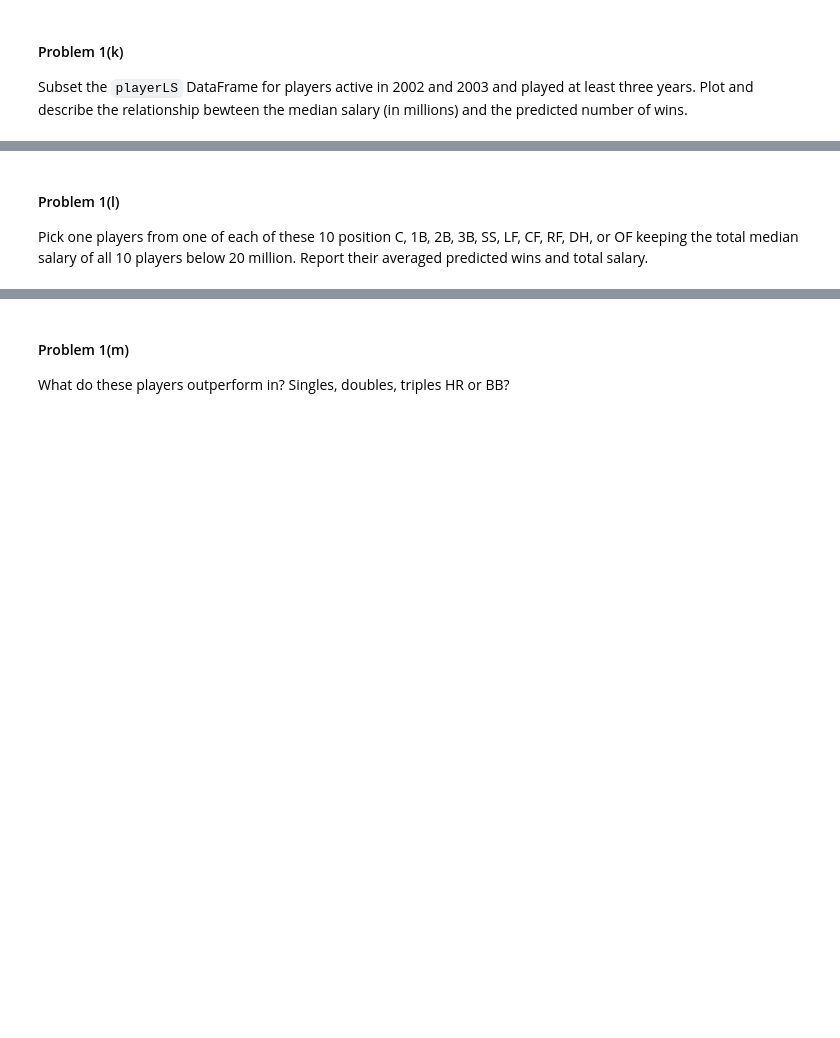
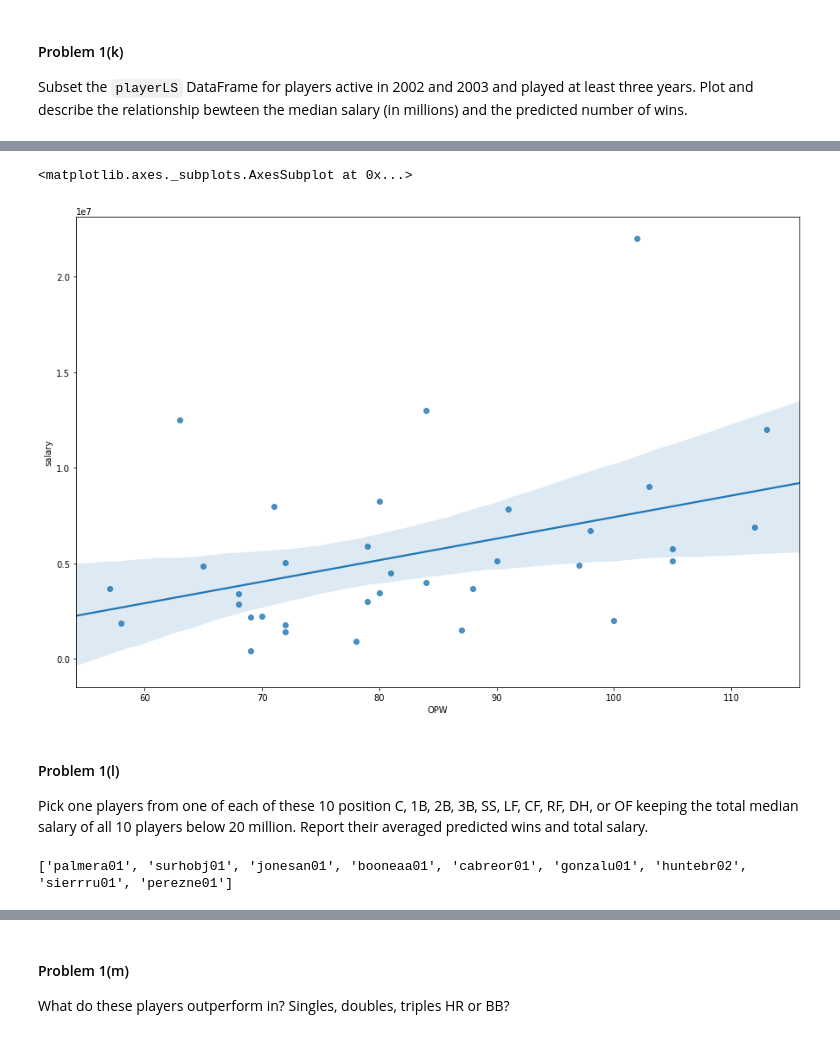
Before and after one commit to artgonline/2014, a Jupyter notebook: homework/HW3.ipynb, the cells around one changed output, grey strips where cells are left out. Saved outputs shown, nothing was run; the diff lists cells and outputs as text; code cells hidden in the pictures; blank space fills up the shorter version.

```diff
--- a/homework/HW3.ipynb
+++ b/homework/HW3.ipynb
@@ -292,0 +324,8 @@ Add four columns to the `playerLS` DataFrame that contains the player's position
+# %%
+### Your code here ###
+sal_g = salaries.groupby('playerID')
+sal_g = sal_g.median()
+sal_g.reset_index(inplace=True)
+sal_g.drop('yearID', axis=1, inplace=True)
+playerLS = playerLS.merge(sal_g, on='playerID')
+playerLS.head()
@@ -292,0 +339,6 @@ Add four columns to the `playerLS` DataFrame that contains the player's position
+# %%
+cols = ['playerID', 'nameFirst', 'nameLast']
+pl_g = master.groupby(cols)
+pl_names = pd.DataFrame(list(pl_g.indices.keys()), columns=cols)
+playerLS = playerLS.merge(pl_names, on='playerID')
+playerLS.head()
@@ -293,3 +352,18 @@ Add four columns to the `playerLS` DataFrame that contains the player's position
+# %%
+from collections import defaultdict
+
+def get_pos(df):
+    poss = defaultdict(int)
+    for p in df.POS:
+        poss[p] += 1
+    r = max(poss.items(), key=lambda x: x[1])
+    return r[0]
+
+f_g = fielding.groupby('playerID')
+ps = pd.DataFrame(f_g.apply(get_pos))
+ps.columns = ['POS']
+ps.reset_index(inplace=True)
+playerLS = playerLS.merge(ps, on='playerID')
 # %% [markdown]
 Show the head of the `playerLS` DataFrame.
 # %%
@@ -302,0 +383,5 @@ Subset the `playerLS` DataFrame for players active in 2002 and 2003 and played a
+# %%
+### Your code here ###
+pl_subset = playerLS[(playerLS.debut <= 2002) & (playerLS.finalGame >= 2003) & (playerLS.finalGame - playerLS.debut >= 3)]
+pl_subset.reset_index(inplace=True, drop=True)
+pl_subset.head()
@@ -303,3 +395,9 @@ Subset the `playerLS` DataFrame for players active in 2002 and 2003 and played a
+# %%
+plt.figure(figsize=(15,10))
+sns.regplot(x=pl_subset.OPW, y=pl_subset.salary)
+# %% [output]
+<matplotlib.axes._subplots.AxesSubplot at 0x...>
+[figure, added]
 # %% [markdown]
 #### Problem 1(l)
 Pick one players from one of each of these 10 position C, 1B, 2B, 3B, SS, LF, CF, RF, DH, or OF keeping the total median salary of all 10 players below 20 million. Report their averaged predicted wins and total salary.
@@ -307,0 +404,38 @@ Pick one players from one of each of these 10 position C, 1B, 2B, 3B, SS, LF, CF
+# %%
+### Your code here ###
+pos = ['C', '1B', '2B', '3B', 'SS', 'LF', 'CF', 'RF', 'DH', 'OF']
+sal_cap = 20000000
+pl_g = pl_subset.groupby('POS')
+
+def get_team(dfg, groups, sal_cap, g_ind=0, t_sal=0, team=None):
+    if team == None:
+        team = []
+    g = groups[g_ind]
+    while g not in dfg.groups:
+        g_ind = (g_ind + 1) % 10
+        g = groups[g_ind]
+    df = dfg.get_group(g)
+
+    sal_left = sal_cap - t_sal
+    players = df[df.salary <= sal_left]
+    if players.empty:
+        return team
+
+    for _, pdf in players.iterrows():
+        if pdf.playerID in team:
+            continue
+        tmp_team = team[:]
+        tmp_team.append(pdf.playerID)
+        if len(tmp_team) < 9:
+            g_ind = (g_ind + 1) % 10
+            tmp_team = get_team(dfg, groups, sal_cap, g_ind, t_sal + pdf.salary, tmp_team)
+        if len(tmp_team) == 9:
+            team = tmp_team
+            break
+    return team
+
+
+team = get_team(pl_g, pos, sal_cap)
+print(team)
+# %% [output]
+['palmera01', 'surhobj01', 'jonesan01', 'booneaa01', 'cabreor01', 'gonzalu01', 'huntebr02', 'sierrru01', 'perezne01']
```
Also changed, not shown: parts of 18 cells of this notebook, 1 other file.
